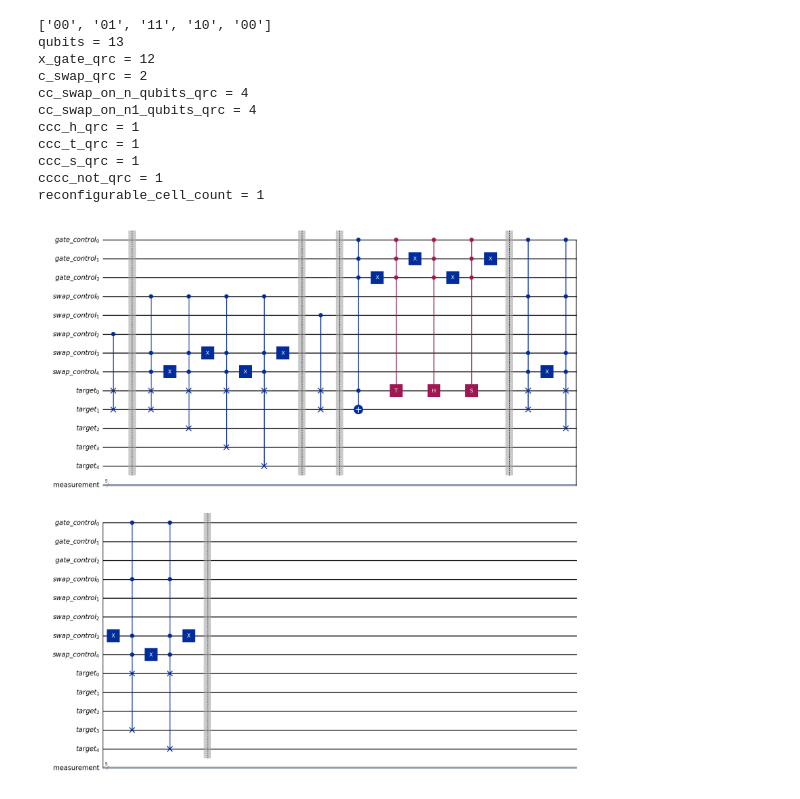
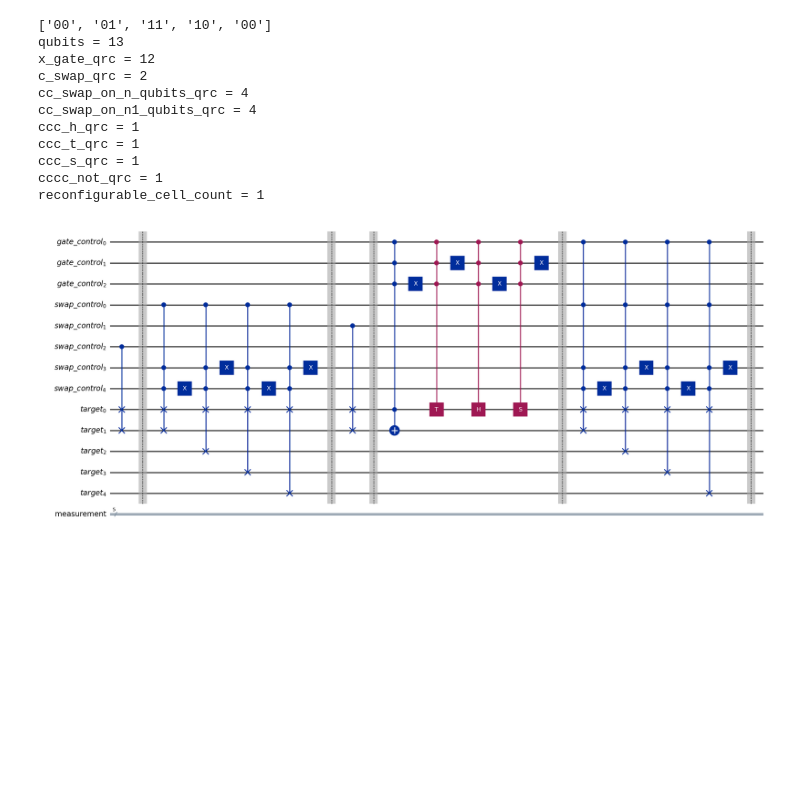
Before and after one commit to VladTomuta/QRC, a Jupyter notebook: ReconfigurableGrover_v2.ipynb, the cells around one changed output. Saved outputs shown, nothing was run; the diff lists cells and outputs as text; code cells hidden in the pictures; blank space fills up the shorter version.

```diff
--- a/ReconfigurableGrover_v2.ipynb
+++ b/ReconfigurableGrover_v2.ipynb
@@ -136,6 +138,7 @@ def Swap_Gate_Gray_Code(qc):
   global x_gate_qrc
   global cc_swap_on_n_qubits_qrc
   global gray_code
+  global swap_control_state
 
   for j in range(len(gray_code)):
     for k in range(len(gray_code[j])):
@@ -144,6 +147,7 @@ def Swap_Gate_Gray_Code(qc):
       if(gray_code[j][k] != gray_code[j-1][k]):
         qc.x(swap_control[k + 3])
         x_gate_qrc = x_gate_qrc + 1
+        swap_control_state[k + 3] ^= 1
 
     if(j >= n - 1):
       continue
@@ -188,6 +194,7 @@ def Reverse_Swap_Gate_Gray_Code(qc):
 
   global x_gate_qrc
   global cc_swap_on_n1_qubits_qrc
+  global swap_control_state
 
   for j in range(len(gray_code)):
     for k in range(len(gray_code[j])):
@@ -196,6 +203,7 @@ def Reverse_Swap_Gate_Gray_Code(qc):
       if(gray_code[j][k] != gray_code[j-1][k]):
         qc.x(swap_control[k + 3])
         x_gate_qrc = x_gate_qrc + 1
+        swap_control_state[k + 3] ^= 1
 
     if(j >= n - 1):
       continue
@@ -234,6 +242,14 @@ def Reverse_Swap_Cnot_Target(qc):
     qc.barrier()
 # %%
 def Apply_Gate(qc):
+
+  global gate_control_state
+  global swap_control_state
+  global reconfigurable_cell_count
+  reconfigurable_cell_count = reconfigurable_cell_count + 1
+
+  print("QRC: " + str(reconfigurable_cell_count) + " Gate Control Qubits: " + str(gate_control_state) + " Swap Control Qubits: " + str(swap_control_state))
+
   Reverse_Swap_Cnot_Target(qc)
   #Swap_Gate(qc)
   Swap_Gate_Gray_Code(qc)
@@ -242,9 +258,6 @@ def Apply_Gate(qc):
   QRC_Gray_Code(qc)
   #Reverse_Swap_Gate(qc)
   Reverse_Swap_Gate_Gray_Code(qc)
-
-  global reconfigurable_cell_count
-  reconfigurable_cell_count = reconfigurable_cell_count + 1
 # %%
 n = 5
 
@@ -267,36 +280,36 @@ reconfigurable_cell_count = 0
 gray_code = Gray_Code_List(math.ceil(math.log2(n - 1)))
 
 qc = QuantumCircuit(gate_control, swap_control, target, measurement)
 
 Apply_Gate(qc)
 
 print(gray_code)
 
-print("qubits = " + str(3 + 3 + math.ceil(math.log2(n - 1) + n)))
+print("qubits = " + str(3 + 3 + n + math.ceil(math.log2(n - 1))))
 print("x_gate_qrc = " + str(x_gate_qrc))
 print("c_swap_qrc = " + str(c_swap_qrc))
 print("cc_swap_on_n_qubits_qrc = " + str(cc_swap_on_n_qubits_qrc))
 print("cc_swap_on_n1_qubits_qrc = " + str(cc_swap_on_n1_qubits_qrc))
 print("ccc_h_qrc = " + str(ccc_h_qrc))
 print("ccc_t_qrc = " + str(ccc_t_qrc))
 print("ccc_s_qrc = " + str(ccc_s_qrc))
 print("cccc_not_qrc = " + str(cccc_not_qrc))
 print("reconfigurable_cell_count = " + str(reconfigurable_cell_count))
 
-qc.draw(output="mpl")
+qc.draw(output="mpl", fold=-1)
 # %% [output]
 ['00', '01', '11', '10', '00']
 qubits = 13
 x_gate_qrc = 12
 c_swap_qrc = 2
 cc_swap_on_n_qubits_qrc = 4
 cc_swap_on_n1_qubits_qrc = 4
 ccc_h_qrc = 1
 ccc_t_qrc = 1
 ccc_s_qrc = 1
 cccc_not_qrc = 1
 reconfigurable_cell_count = 1
-[figure, old version]
+[figure, new version]
 # %%
 def Modify_Swap_Control_Bits_Old(qc, target_qubit):
   swap_control = qc.qregs[1]
```
Also changed, not shown: parts of 15 cells of this notebook, 3 other files.
